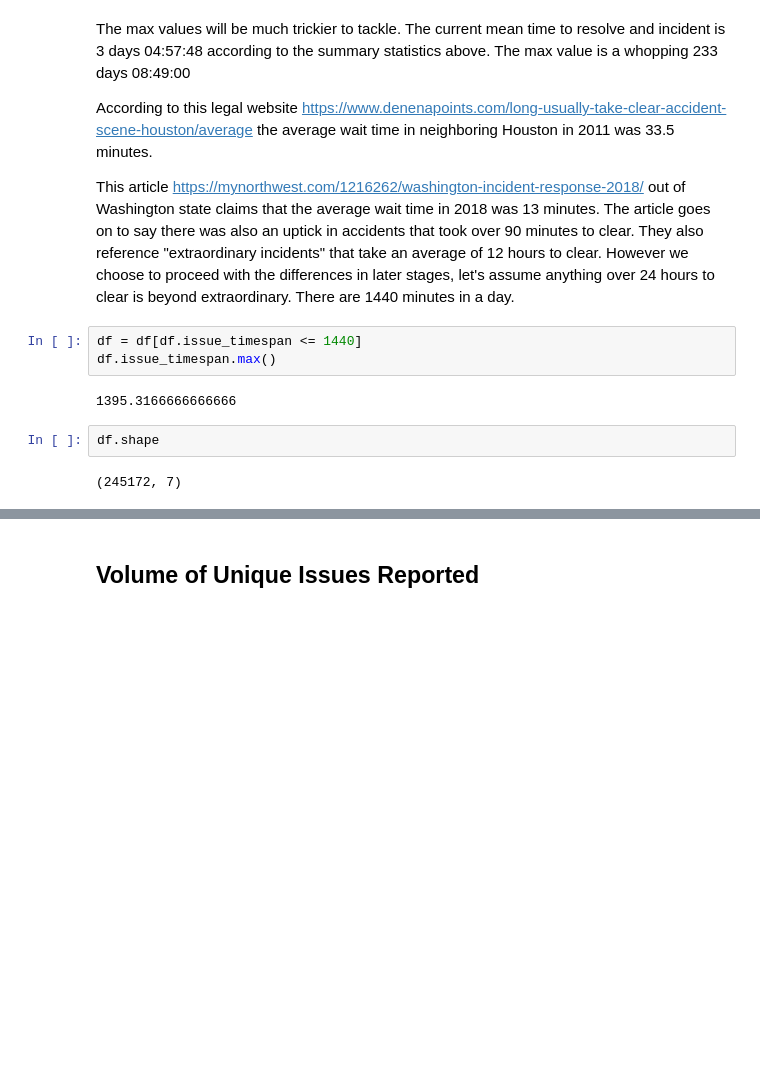
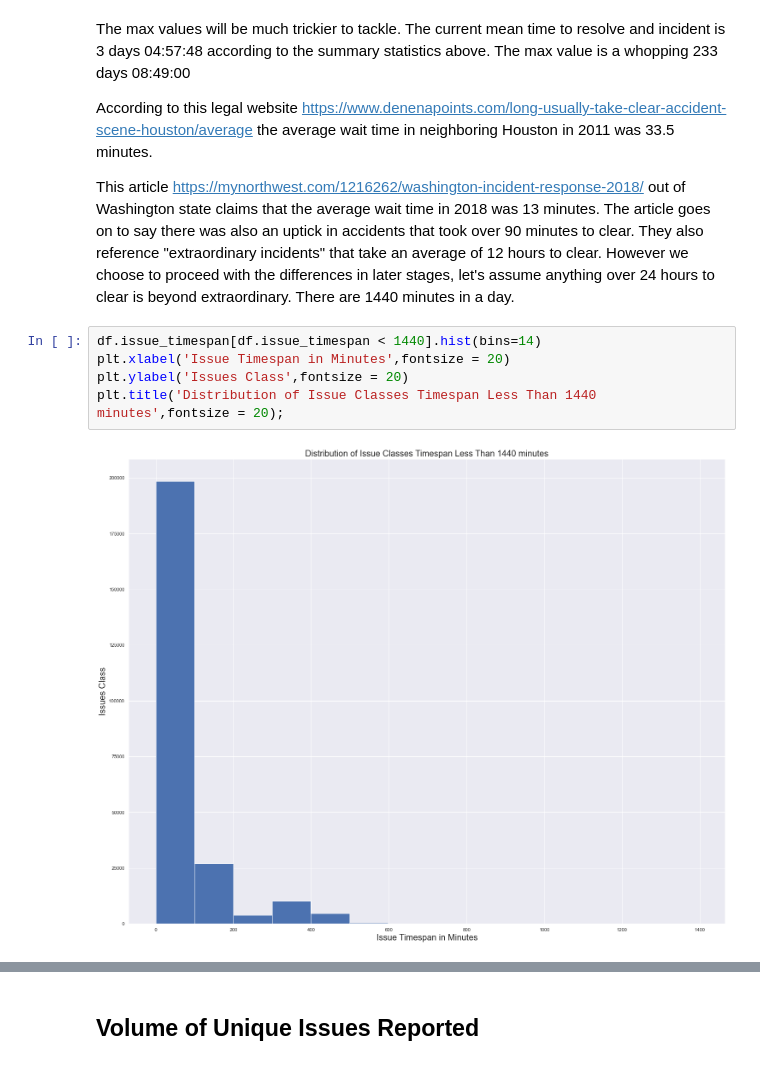
Before and after one commit to tomshields71/Real-Time_Traffic_Incident_Reports, a Jupyter notebook: EDA/EDA pt1.ipynb, the cells around one changed output, grey strips where cells are left out. Saved outputs shown, nothing was run; the diff lists cells and outputs as text; blank space fills up the shorter version.

```diff
--- a/EDA/EDA pt1.ipynb
+++ b/EDA/EDA pt1.ipynb
@@ -169,12 +180,10 @@ The max values will be much trickier to tackle. The current mean time to resolve
 According to this legal website https://www.denenapoints.com/long-usually-take-clear-accident-scene-houston/average the average wait time in neighboring Houston in 2011 was 33.5 minutes.
 
 This article https://mynorthwest.com/1216262/washington-incident-response-2018/ out of Washington state claims that the average wait time in 2018 was 13 minutes. The article goes on to say there was also an uptick in accidents that took over 90 minutes to clear. They also reference "extraordinary incidents" that take an average of 12 hours to clear. However we choose to proceed with the differences in later stages, let's assume anything over 24 hours to clear is beyond extraordinary. There are 1440 minutes in a day.
-# %%
-df = df[df.issue_timespan <= 1440]
-df.issue_timespan.max()
-# %% [output]
-1395.3166666666666
-# %%
-df.shape
-# %% [output]
-(245172, 7)
+# %%
+df.issue_timespan[df.issue_timespan < 1440].hist(bins=14)
+plt.xlabel('Issue Timespan in Minutes',fontsize = 20)
+plt.ylabel('Issues Class',fontsize = 20)
+plt.title('Distribution of Issue Classes Timespan Less Than 1440 minutes',fontsize = 20);
+# %% [output]
+[figure, added]
```
Also changed, not shown: parts of 16 cells of this notebook, 23 other files.
